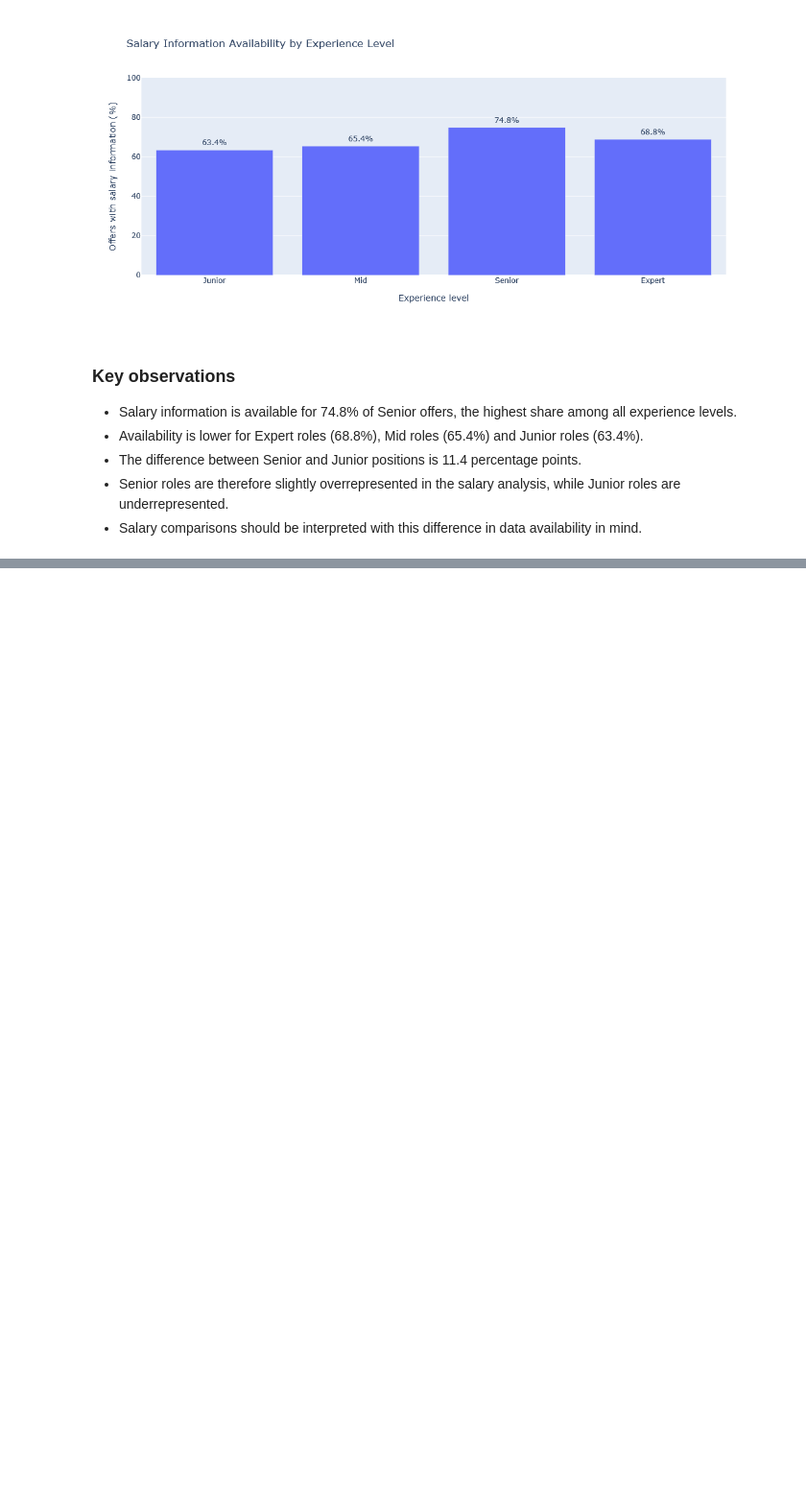
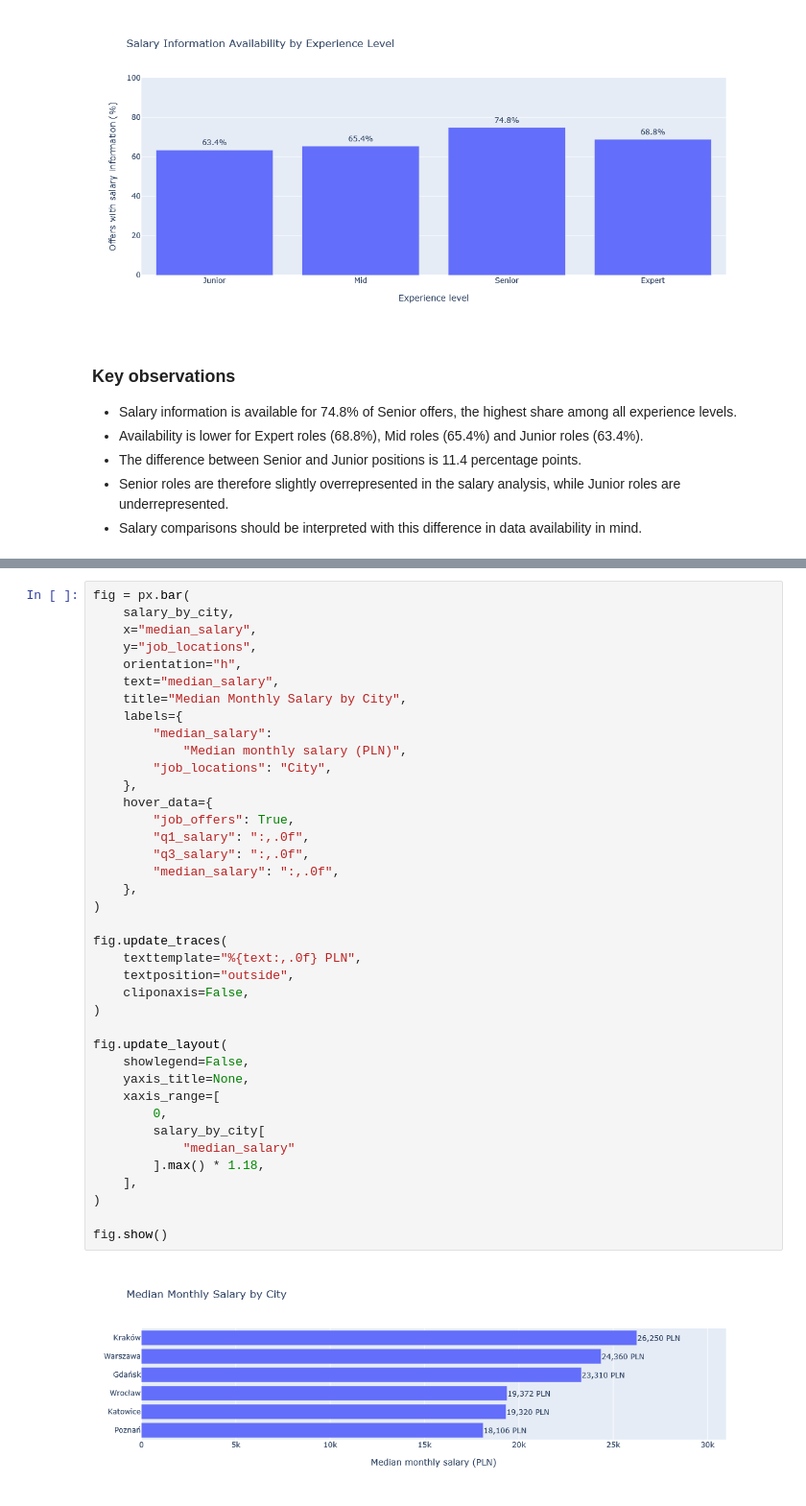
Before and after one commit to MateuszWojno/job_market_intelligence, a Jupyter notebook: notebooks/eda.ipynb, the cells around one changed output, grey strips where cells are left out. Shown at 96% size. Cells and saved outputs as stored; diff of their text form; blank space fills up the shorter version.

```diff
--- a/notebooks/eda.ipynb
+++ b/notebooks/eda.ipynb
@@ -2521,0 +2727,41 @@ fig.show()
+# %%
+fig = px.bar(
+    salary_by_city,
+    x="median_salary",
+    y="job_locations",
+    orientation="h",
+    text="median_salary",
+    title="Median Monthly Salary by City",
+    labels={
+        "median_salary":
+            "Median monthly salary (PLN)",
+        "job_locations": "City",
+    },
+    hover_data={
+        "job_offers": True,
+        "q1_salary": ":,.0f",
+        "q3_salary": ":,.0f",
+        "median_salary": ":,.0f",
+    },
+)
+
+fig.update_traces(
+    texttemplate="%{text:,.0f} PLN",
+    textposition="outside",
+    cliponaxis=False,
+)
+
+fig.update_layout(
+    showlegend=False,
+    yaxis_title=None,
+    xaxis_range=[
+        0,
+        salary_by_city[
+            "median_salary"
+        ].max() * 1.18,
+    ],
+)
+
+fig.show()
+# %% [output]
+[figure, added]
```
Also changed, not shown: parts of 17 cells of this notebook.
